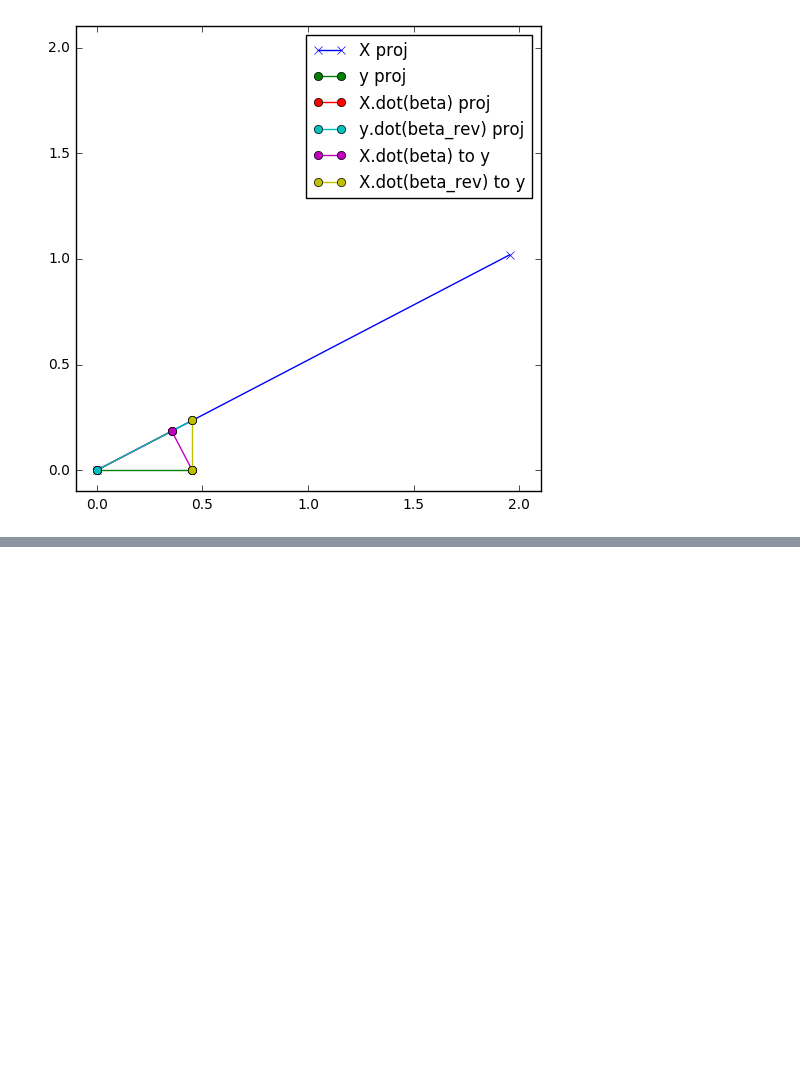
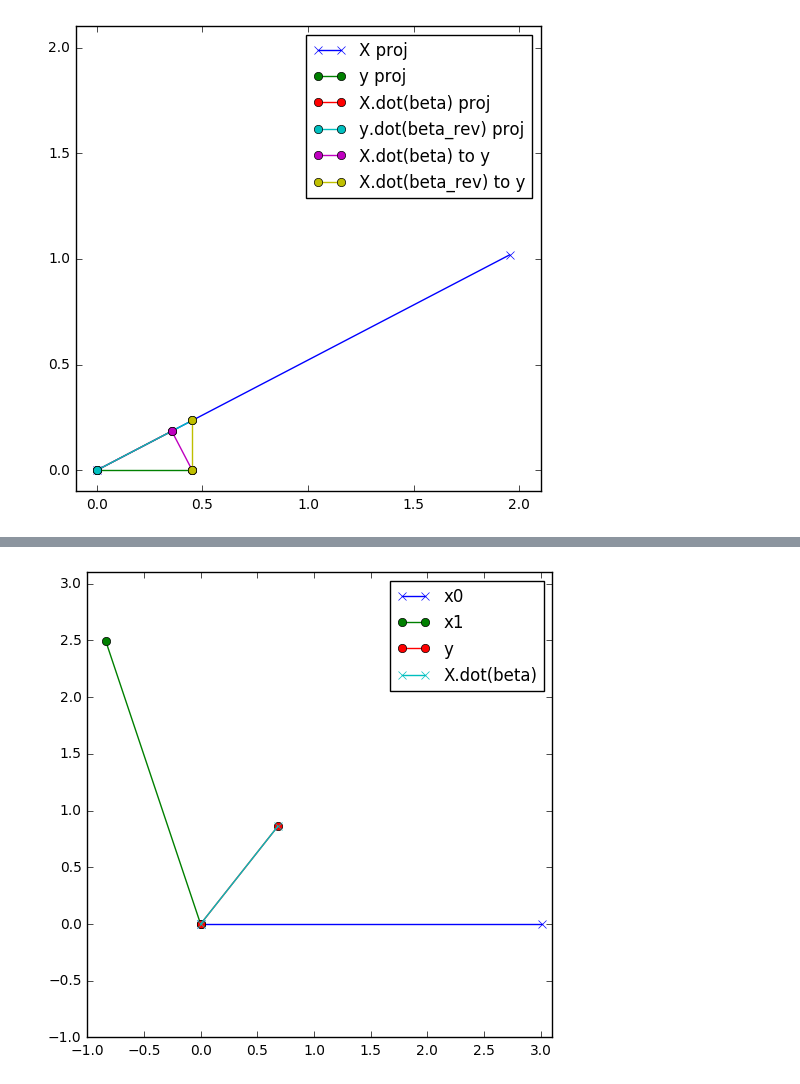
Before and after one commit to hughperkins/selfstudy-IBP, a Jupyter notebook: maths/wiki_linearleastsquares.ipynb, the cells around one changed output, grey strips where cells are left out. Saved outputs shown, nothing was run; the diff lists cells and outputs as text; code cells hidden in the pictures; blank space fills up the shorter version.

```diff
--- a/maths/wiki_linearleastsquares.ipynb
+++ b/maths/wiki_linearleastsquares.ipynb
@@ -604,0 +593,28 @@ plt.show()
+# %%
+import matplotlib.pyplot as plt
+import numpy as np
+import math
+import importlib
+import mylib
+importlib.reload(mylib)
+from mylib import plot_vector, zerov
+
+
+N = 5
+K = 2
+
+beta_underlying = np.zeros((K,), dtype=np.float32)
+beta_underlying.fill(0.3)
+noise = 0.1
+
+np.random.seed(123)
+X = np.random.randn(N, K).astype(np.float32)
+y = X.dot(beta_underlying) + np.random.randn(N) * noise
+print('y', y)
+
+# plt.plot(X.reshape(N), np.zeros(N), 'o')
+# plt.plot(X.reshape(N), y, 'o')
+# plt.show()
+
+print('X\n', X)
+print('y\n', y)
@@ -604,0 +676,15 @@ plt.show()
+# %%
+def proj(vec):
+    return proj_ortho_basis(vec, b0, b1)
+
+plt.figure(figsize=(6, 6))
+mylib.plot_vector(proj(x0), formatstr='-x', label='x0')
+mylib.plot_vector(proj(x1), formatstr='-o', label='x1')
+mylib.plot_vector(proj(y), formatstr='-o', label='y')
+mylib.plot_vector(proj(X.dot(beta)), formatstr='-x', label='X.dot(beta)')
+plt.xlim(-1, 3.1)
+plt.ylim(-1, 3.1)
+plt.legend()
+plt.show()
+# %% [output]
+[figure, added]
```
Also changed, not shown: parts of 8 cells of this notebook.
